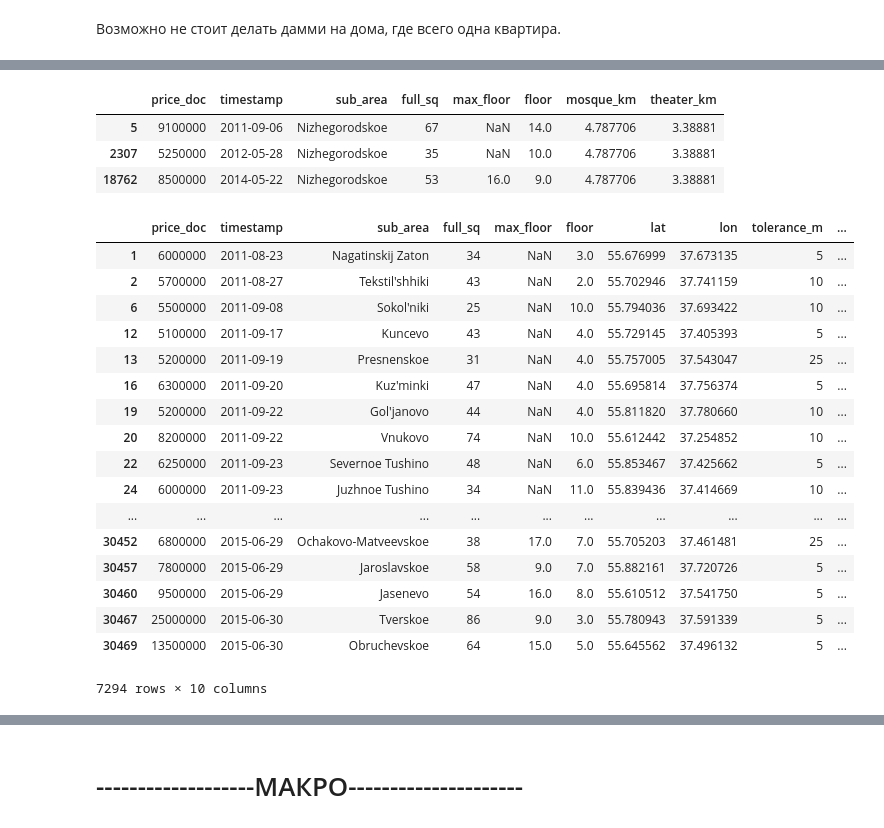
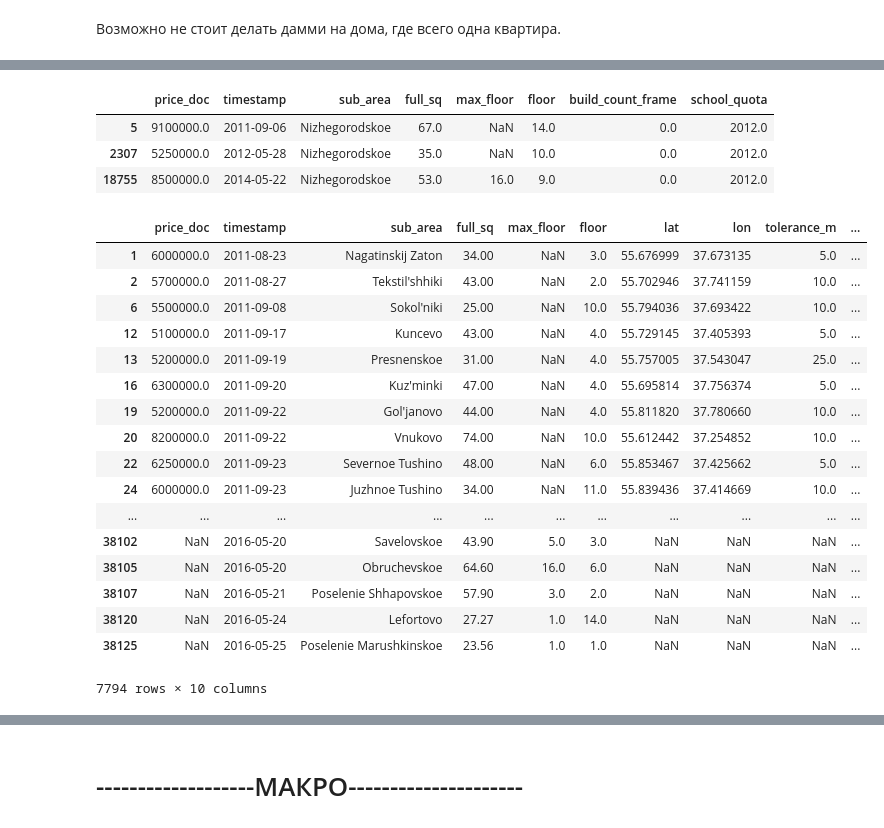
Before and after one commit to GlebFilatov/sber_kaggle, a Jupyter notebook: Macro.ipynb, the cells around one changed output, grey strips where cells are left out. Cells and saved outputs as stored; diff of their text form; code cells hidden in the pictures.

```diff
--- a/Macro.ipynb
+++ b/Macro.ipynb
@@ -71,5 +257,5 @@ nancount
  (0.0, 'mortgage_rate'),
  (0.0, 'fixed_basket')]
 # %%
-train, nancount, textdatacols, suspicious = describe_nans(train)
+data, nancount, textdatacols, suspicious = describe_nans(data)
 # %% [output]
@@ -136,7 +321,7 @@ nancount
 - metro_min_walk, metro_km_walk, railroad_station_walk_km, railroad_station_walk_min, ID_railroad_station_walk - во-первых линейная зависимость, во-вторых - одинаковое число нанов по этим переменным. Надо смотреть внимательнее на эту группу зданий.
 # %%
 #конвертируем timestamp в дату
-train['timestamp'] = pd.to_datetime(train['timestamp'])
+data['timestamp'] = pd.to_datetime(data['timestamp'])
 # %% [markdown]
 Ебанутые цифры в:
 - full_sq - удалить, все что меньше санитарных норм (сейчас это 28 кв м на однокомнатную хату). Но думаю стоит тереть все, что меньше 25 - дальше сильный вспелеск в виде 80-100 квартир, что неслучайно скорее всего
@@ -187,16 +365,16 @@ plt.show()
 # %%
 #новая фича как у индуса
-train['unique_building'] = train['sub_area'].astype(str) + train['metro_km_avto'].astype(str) + \
-train['metro_km_walk'].astype(str) + train['mkad_km'].astype(str) + train['ttk_km'].astype(str) + \
-train['sadovoe_km'].astype(str) + train['bulvar_ring_km'].astype(str) + train['kremlin_km'].astype(str)
+data['unique_building'] = data['sub_area'].astype(str) + data['metro_km_avto'].astype(str) + \
+data['metro_km_walk'].astype(str) + data['mkad_km'].astype(str) + data['ttk_km'].astype(str) + \
+data['sadovoe_km'].astype(str) + data['bulvar_ring_km'].astype(str) + data['kremlin_km'].astype(str)
 #заджойним
-desirable = (train['unique_building'].value_counts()!=1).reset_index()
-train = train.merge(desirable, left_on ='unique_building', right_on = 'index', how = 'left',copy = False)
-train.loc[train['unique_building_y']==False,'unique_building_x'] = 'Too rare'
-train.drop(['index','unique_building_y'], axis = 1, inplace = True)
+desirable = (data['unique_building'].value_counts()!=1).reset_index()
+data = data.merge(desirable, left_on ='unique_building', right_on = 'index', how = 'left',copy = False)
+data.loc[data['unique_building_y']==False,'unique_building_x'] = 'Too rare'
+data.drop(['index','unique_building_y'], axis = 1, inplace = True)
 #создадим наконец фичу
-train['factorized'] = pd.factorize(train['unique_building_x'])[0]
+data['factorized'] = pd.factorize(data['unique_building_x'])[0]
 # %%
-train = train.merge(latlon[['id','lat','lon','tolerance_m']], on = 'id', how = 'left', copy = False)
+data = data.merge(latlon[['id','lat','lon','tolerance_m']], on = 'id', how = 'left', copy = False)
 # %% [markdown]
 Возможно не стоит делать дамми на дома, где всего одна квартира.
@@ -203,29 +402,30 @@ train = train.merge(latlon[['id','lat','lon','tolerance_m']], on = 'id', how = '
 # %%
-train[train['factorized']==4][['price_doc','timestamp','sub_area','full_sq','max_floor','floor','mosque_km','theater_km']]
+data[data['factorized']==4][['price_doc','timestamp','sub_area','full_sq','max_floor','floor',
+                               'build_count_frame','school_quota']]
 # %% [output]
-|  | price_doc | timestamp | sub_area | full_sq | max_floor | floor | mosque_km | theater_km |
-| 5 | 9100000 | 2011-09-06 | Nizhegorodskoe | 67 | NaN | 14.0 | 4.787706 | 3.38881 |
-| 2307 | 5250000 | 2012-05-28 | Nizhegorodskoe | 35 | NaN | 10.0 | 4.787706 | 3.38881 |
-| 18762 | 8500000 | 2014-05-22 | Nizhegorodskoe | 53 | 16.0 | 9.0 | 4.787706 | 3.38881 |
+|  | price_doc | timestamp | sub_area | full_sq | max_floor | floor | build_count_frame | school_quota |
+| 5 | 9100000.0 | 2011-09-06 | Nizhegorodskoe | 67.0 | NaN | 14.0 | 0.0 | 2012.0 |
+| 2307 | 5250000.0 | 2012-05-28 | Nizhegorodskoe | 35.0 | NaN | 10.0 | 0.0 | 2012.0 |
+| 18755 | 8500000.0 | 2014-05-22 | Nizhegorodskoe | 53.0 | 16.0 | 9.0 | 0.0 | 2012.0 |
 # %%
-train[train['factorized']==1][['price_doc','timestamp','sub_area','full_sq','max_floor',
+data[data['factorized']==1][['price_doc','timestamp','sub_area','full_sq','max_floor',
                                   'floor','lat','lon','tolerance_m','product_type']]
 # %% [output]
 |  | price_doc | timestamp | sub_area | full_sq | max_floor | floor | lat | lon | tolerance_m | ... |
-| 1 | 6000000 | 2011-08-23 | Nagatinskij Zaton | 34 | NaN | 3.0 | 55.676999 | 37.673135 | 5 | ... |
-| 2 | 5700000 | 2011-08-27 | Tekstil'shhiki | 43 | NaN | 2.0 | 55.702946 | 37.741159 | 10 | ... |
-| 6 | 5500000 | 2011-09-08 | Sokol'niki | 25 | NaN | 10.0 | 55.794036 | 37.693422 | 10 | ... |
-| 12 | 5100000 | 2011-09-17 | Kuncevo | 43 | NaN | 4.0 | 55.729145 | 37.405393 | 5 | ... |
-| 13 | 5200000 | 2011-09-19 | Presnenskoe | 31 | NaN | 4.0 | 55.757005 | 37.543047 | 25 | ... |
-| 16 | 6300000 | 2011-09-20 | Kuz'minki | 47 | NaN | 4.0 | 55.695814 | 37.756374 | 5 | ... |
-| 19 | 5200000 | 2011-09-22 | Gol'janovo | 44 | NaN | 4.0 | 55.811820 | 37.780660 | 10 | ... |
-| 20 | 8200000 | 2011-09-22 | Vnukovo | 74 | NaN | 10.0 | 55.612442 | 37.254852 | 10 | ... |
-| 22 | 6250000 | 2011-09-23 | Severnoe Tushino | 48 | NaN | 6.0 | 55.853467 | 37.425662 | 5 | ... |
-| 24 | 6000000 | 2011-09-23 | Juzhnoe Tushino | 34 | NaN | 11.0 | 55.839436 | 37.414669 | 10 | ... |
+| 1 | 6000000.0 | 2011-08-23 | Nagatinskij Zaton | 34.00 | NaN | 3.0 | 55.676999 | 37.673135 | 5.0 | ... |
+| 2 | 5700000.0 | 2011-08-27 | Tekstil'shhiki | 43.00 | NaN | 2.0 | 55.702946 | 37.741159 | 10.0 | ... |
+| 6 | 5500000.0 | 2011-09-08 | Sokol'niki | 25.00 | NaN | 10.0 | 55.794036 | 37.693422 | 10.0 | ... |
+| 12 | 5100000.0 | 2011-09-17 | Kuncevo | 43.00 | NaN | 4.0 | 55.729145 | 37.405393 | 5.0 | ... |
+| 13 | 5200000.0 | 2011-09-19 | Presnenskoe | 31.00 | NaN | 4.0 | 55.757005 | 37.543047 | 25.0 | ... |
+| 16 | 6300000.0 | 2011-09-20 | Kuz'minki | 47.00 | NaN | 4.0 | 55.695814 | 37.756374 | 5.0 | ... |
+| 19 | 5200000.0 | 2011-09-22 | Gol'janovo | 44.00 | NaN | 4.0 | 55.811820 | 37.780660 | 10.0 | ... |
+| 20 | 8200000.0 | 2011-09-22 | Vnukovo | 74.00 | NaN | 10.0 | 55.612442 | 37.254852 | 10.0 | ... |
+| 22 | 6250000.0 | 2011-09-23 | Severnoe Tushino | 48.00 | NaN | 6.0 | 55.853467 | 37.425662 | 5.0 | ... |
+| 24 | 6000000.0 | 2011-09-23 | Juzhnoe Tushino | 34.00 | NaN | 11.0 | 55.839436 | 37.414669 | 10.0 | ... |
 | ... | ... | ... | ... | ... | ... | ... | ... | ... | ... | ... |
-| 30452 | 6800000 | 2015-06-29 | Ochakovo-Matveevskoe | 38 | 17.0 | 7.0 | 55.705203 | 37.461481 | 25 | ... |
-| 30457 | 7800000 | 2015-06-29 | Jaroslavskoe | 58 | 9.0 | 7.0 | 55.882161 | 37.720726 | 5 | ... |
-| 30460 | 9500000 | 2015-06-29 | Jasenevo | 54 | 16.0 | 8.0 | 55.610512 | 37.541750 | 5 | ... |
-| 30467 | 25000000 | 2015-06-30 | Tverskoe | 86 | 9.0 | 3.0 | 55.780943 | 37.591339 | 5 | ... |
-| 30469 | 13500000 | 2015-06-30 | Obruchevskoe | 64 | 15.0 | 5.0 | 55.645562 | 37.496132 | 5 | ... |
+| 38102 | NaN | 2016-05-20 | Savelovskoe | 43.90 | 5.0 | 3.0 | NaN | NaN | NaN | ... |
+| 38105 | NaN | 2016-05-20 | Obruchevskoe | 64.60 | 16.0 | 6.0 | NaN | NaN | NaN | ... |
+| 38107 | NaN | 2016-05-21 | Poselenie Shhapovskoe | 57.90 | 3.0 | 2.0 | NaN | NaN | NaN | ... |
+| 38120 | NaN | 2016-05-24 | Lefortovo | 27.27 | 1.0 | 14.0 | NaN | NaN | NaN | ... |
+| 38125 | NaN | 2016-05-25 | Poselenie Marushkinskoe | 23.56 | 1.0 | 1.0 | NaN | NaN | NaN | ... |
-7294 rows × 10 columns
+7794 rows × 10 columns
```
Also changed, not shown: parts of 41 cells of this notebook.
